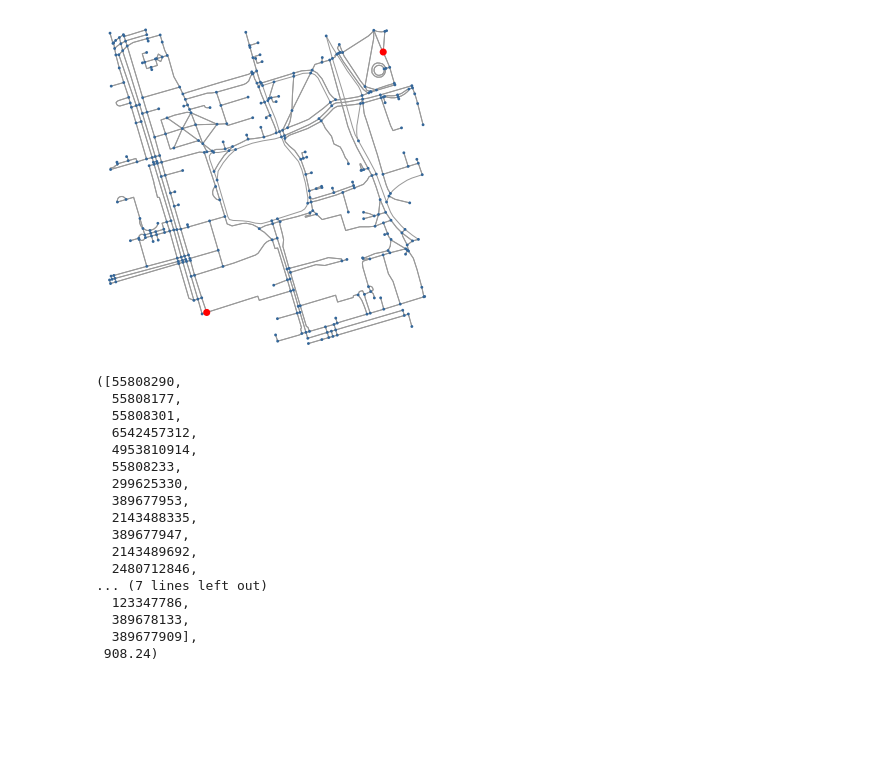
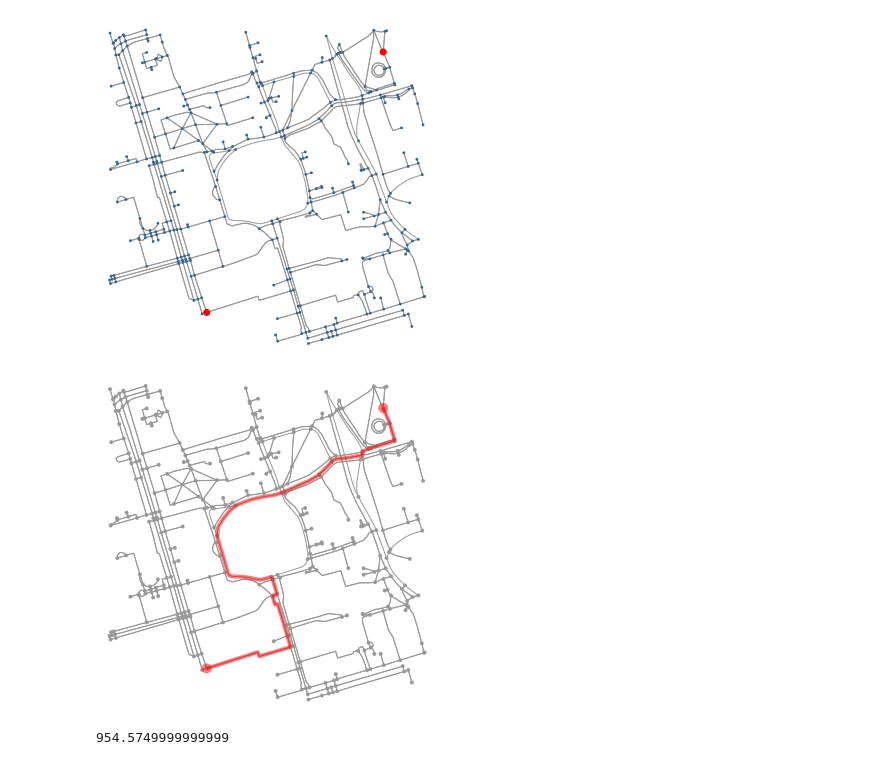
Before and after one commit to MotasemASakr/Swarm-Intelligence-based-Algorithms, a Jupyter notebook: FireFly.ipynb, the cells around one changed output. Drawn from its saved outputs; the diff is of its cells as text; code cells hidden in the pictures; blank space fills up the shorter version.

```diff
--- a/FireFly.ipynb
+++ b/FireFly.ipynb
@@ -88,8 +88,8 @@ def merge(p1, p2):
         return p2[:second_point] + p1[first_point:]
 # %%
 # our objective function is length_of_route/num_of_nodes in that route
-# and the distance is exp(-1*absorption_coefficient*num_of_nodes_intersection)
-num_of_flies = 100
+# and the distance is exp(-1 * absorption_coefficient * num_of_nodes_intersection)
+num_of_flies = 10
 flies = random_routes(G, 55808290, 389677909, num_of_flies)
 # %%
 attractiveness_coeffiecent = 2
@@ -110,22 +110,12 @@ for i in range(num_of_flies):
     flies[i][1] = length_of_route(G, flies[i][0])
     flies[i] = tuple(flies[i])
 # %%
-min(flies, key = lambda fly : fly[1])
+route, cost = min(flies, key = lambda fly : fly[1])
-# %% [output]
-([55808290,
-  55808177,
-  55808301,
-  6542457312,
-  4953810914,
-  55808233,
-  299625330,
-  389677953,
-  2143488335,
-  389677947,
-  2143489692,
-  2480712846,
-... (7 lines left out)
-  123347786,
-  389678133,
-  389677909],
- 908.24)
+# %%
+fig, ax = ox.plot_graph_route(G, route)
+# %% [output]
+[figure, added]
+# %%
+cost
+# %% [output]
+954.5749999999999
```
Also changed, not shown: 3 other files.
